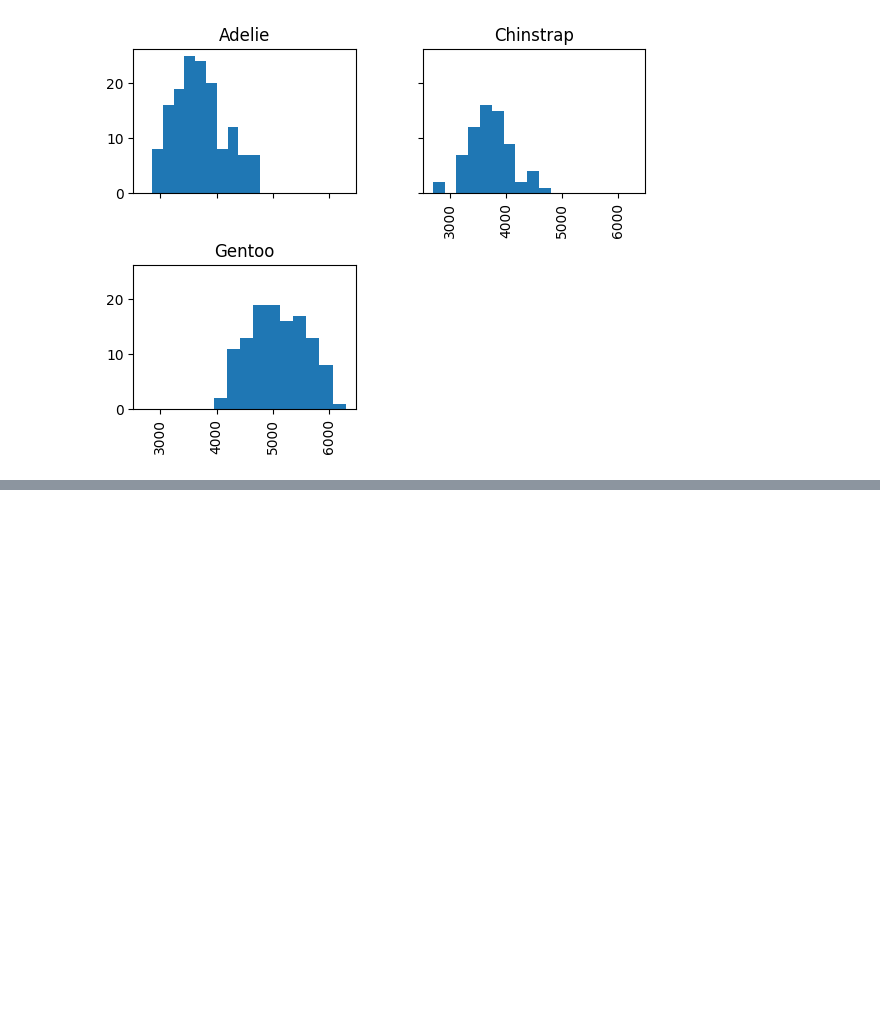
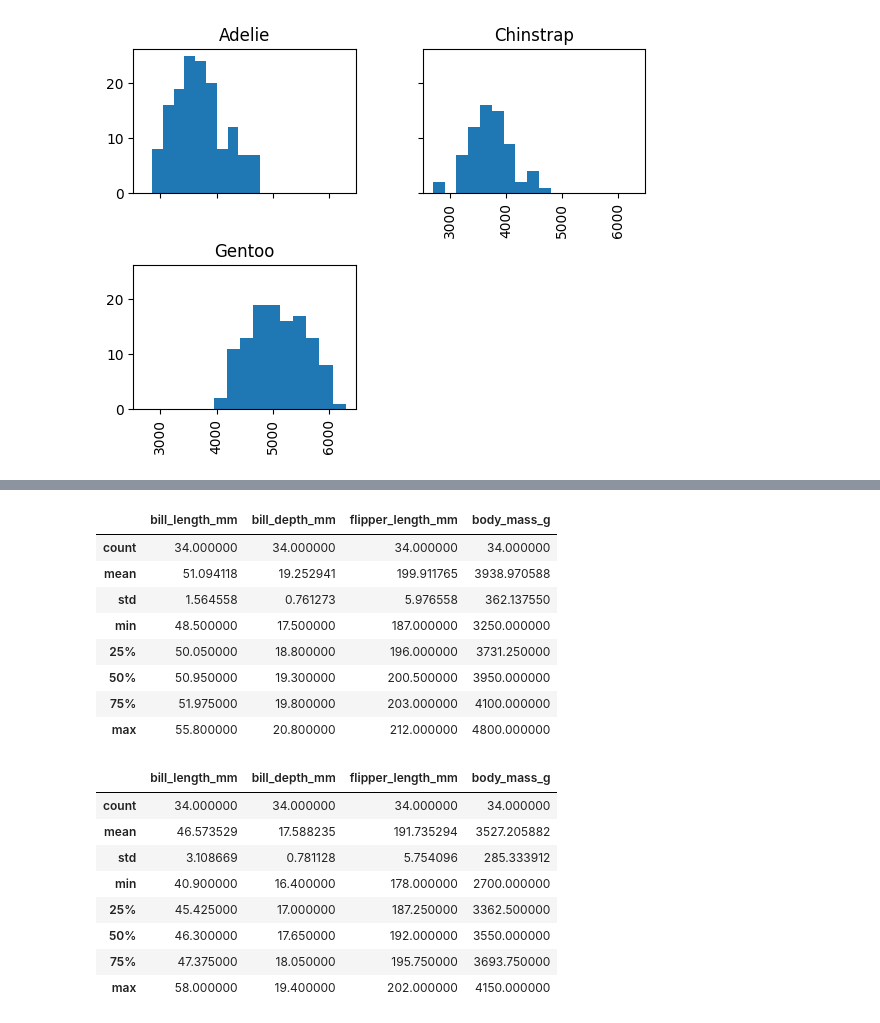
Before and after one commit to rodri-iot/pinguinos_palmer, a Jupyter notebook: Lesson_6.ipynb, the cells around one changed output, grey strips where cells are left out. Saved outputs shown, nothing was run; the diff lists cells and outputs as text; code cells hidden in the pictures; blank space fills up the shorter version.

```diff
--- a/Lesson_6.ipynb
+++ b/Lesson_6.ipynb
@@ -200,0 +208,22 @@ fig.show()
+# %%
+display(df[(df['species'] == 'Chinstrap') & (df['sex'] == 'male')].describe())
+display(df[(df['species'] == 'Chinstrap') & (df['sex'] == 'female')].describe())
+# %% [output]
+|  | bill_length_mm | bill_depth_mm | flipper_length_mm | body_mass_g |
+| count | 34.000000 | 34.000000 | 34.000000 | 34.000000 |
+| mean | 51.094118 | 19.252941 | 199.911765 | 3938.970588 |
+| std | 1.564558 | 0.761273 | 5.976558 | 362.137550 |
+| min | 48.500000 | 17.500000 | 187.000000 | 3250.000000 |
+| 25% | 50.050000 | 18.800000 | 196.000000 | 3731.250000 |
+| 50% | 50.950000 | 19.300000 | 200.500000 | 3950.000000 |
+| 75% | 51.975000 | 19.800000 | 203.000000 | 4100.000000 |
+| max | 55.800000 | 20.800000 | 212.000000 | 4800.000000 |
+|  | bill_length_mm | bill_depth_mm | flipper_length_mm | body_mass_g |
+| count | 34.000000 | 34.000000 | 34.000000 | 34.000000 |
+| mean | 46.573529 | 17.588235 | 191.735294 | 3527.205882 |
+| std | 3.108669 | 0.781128 | 5.754096 | 285.333912 |
+| min | 40.900000 | 16.400000 | 178.000000 | 2700.000000 |
+| 25% | 45.425000 | 17.000000 | 187.250000 | 3362.500000 |
+| 50% | 46.300000 | 17.650000 | 192.000000 | 3550.000000 |
+| 75% | 47.375000 | 18.050000 | 195.750000 | 3693.750000 |
+| max | 58.000000 | 19.400000 | 202.000000 | 4150.000000 |
```
Also changed, not shown: parts of 8 cells of this notebook.
